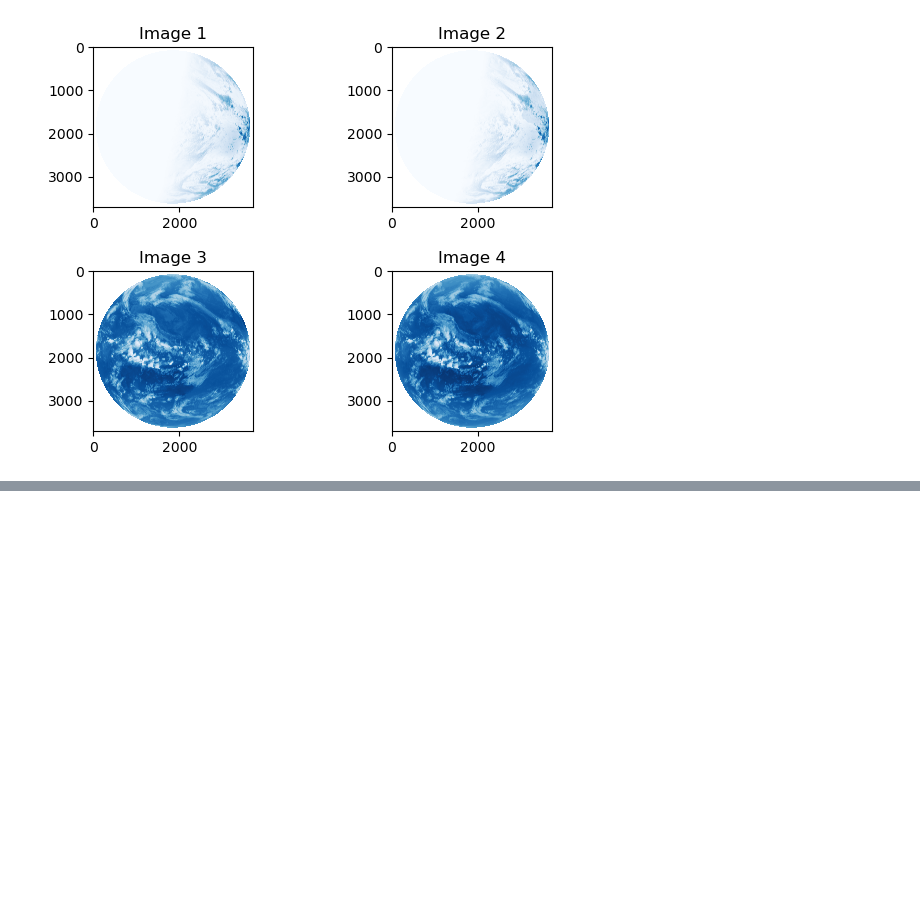
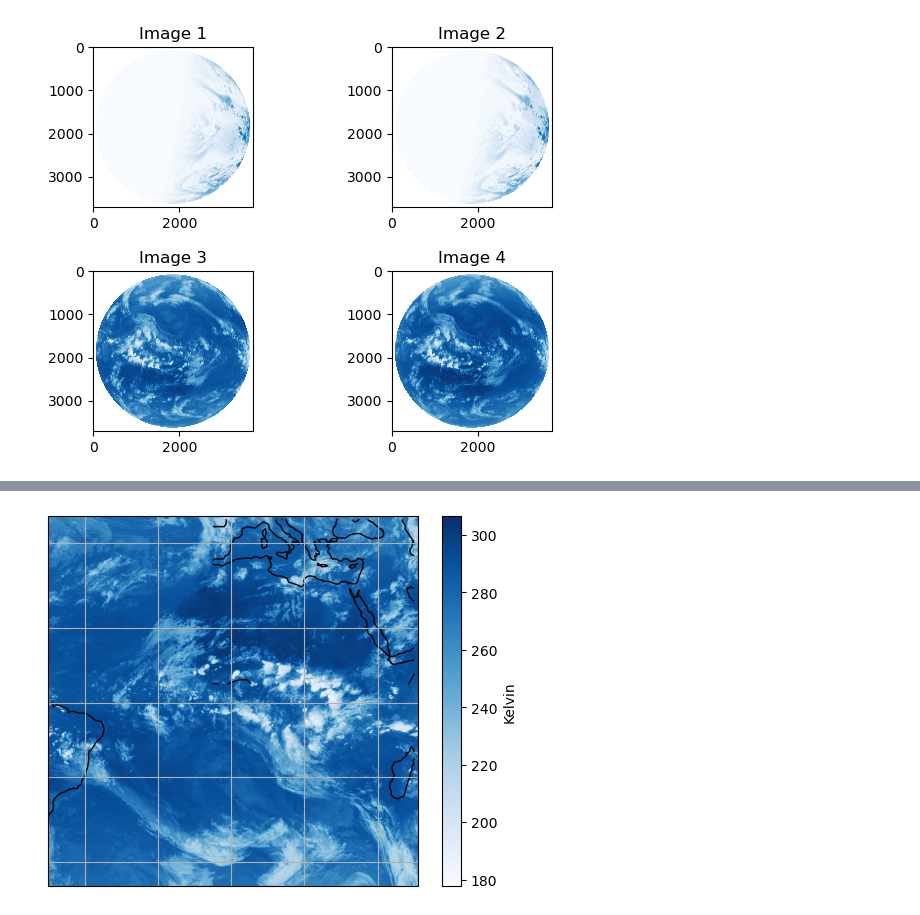
Before and after one commit to masterkram/bsc_thesis, a Jupyter notebook: sandbox/visualize_data.ipynb, the cells around one changed output, grey strips where cells are left out. Cells and saved outputs as stored; diff of their text form; code cells hidden in the pictures; blank space fills up the shorter version.

```diff
--- a/sandbox/visualize_data.ipynb
+++ b/sandbox/visualize_data.ipynb
@@ -150,14 +201,0 @@ NameError: name 'radarFile' is not defined
-# %%
-fig = plt.figure()
-widths = [3.6,9, 3.6]
-heights = [9, 3.6]
-
-cmap = colors.ListedColormap(['silver','white', 'darkslateblue', 'mediumblue','dodgerblue', 'skyblue','olive','mediumseagreen'
-                              ,'cyan','lime','yellow','khaki','burlywood','orange','brown','pink','red','plum'])
-
-bounds = [-1,0,2,4,6,8,10,15,20,25,30,35,40,45,50,55,60,65]
-norm = colors.BoundaryNorm(bounds, cmap.N)
-
-#interpolated data
-plt.imshow(interpolated_data, cmap=cmap, norm=norm)
-ax.set_title('Rainfall (interpolated on the mask grid)',fontsize = 9.5)
@@ -300,0 +352,9 @@ plt.show()
+# %%
+netherlands_extent = AreaDefinition.from_extent(
+    "netherlands",
+    projection="+proj=merc h=35785831.0",
+    # area_extent=(-5569000.0, -5569000.0, 5569000.0, 5569000.0),
+    area_extent=(-5569000.0, -5569000.0, 5669000.0, 5669000.0),
+    shape=(1000, 1000),
+    units="m",
+)
@@ -300,0 +381,16 @@ plt.show()
+# %%
+def print_map(scene):
+  crs = scene['IR_120'].attrs['area'].to_cartopy_crs()
+  ax = plt.axes(projection=crs)
+
+  ax.coastlines()
+  ax.gridlines()
+  ax.set_global()
+  plt.imshow(scene['IR_120'], transform=crs, extent=crs.bounds, origin='upper', cmap="Blues")
+  cbar = plt.colorbar()
+  cbar.set_label("Kelvin")
+  plt.show()
+# %%
+print_map(local_scene)
+# %% [output]
+[figure, added]
```
Also changed, not shown: parts of 21 cells of this notebook, 8 other files.
